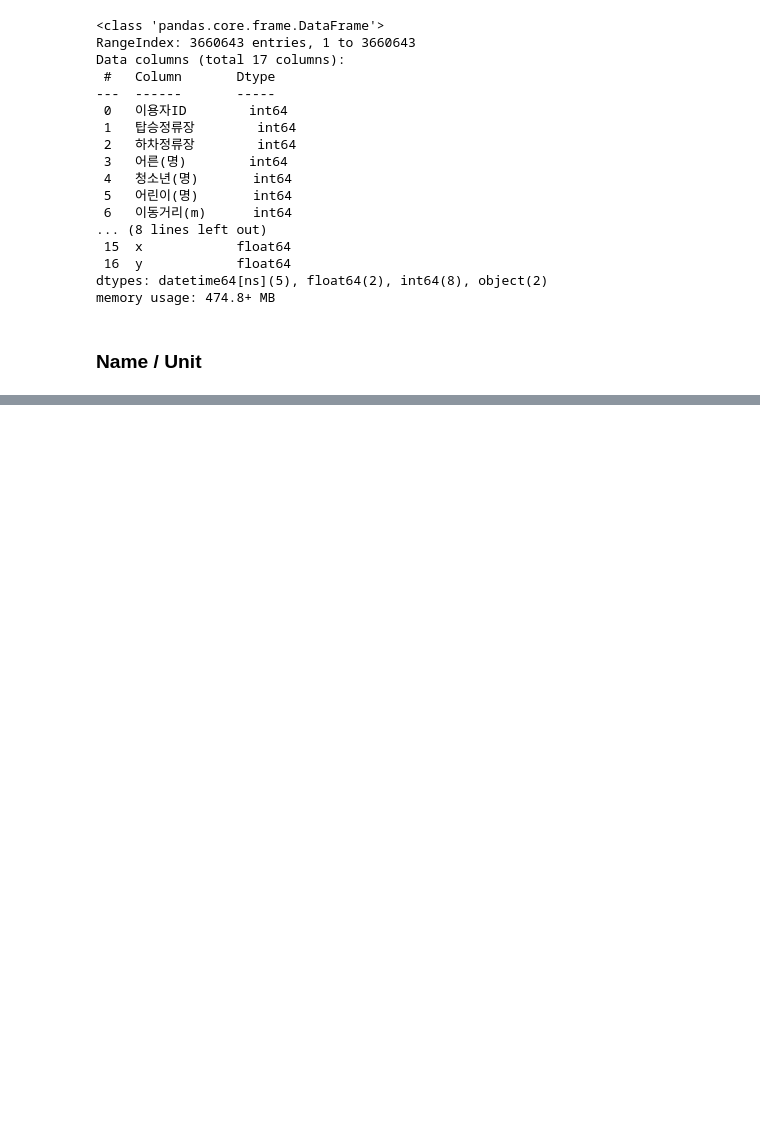
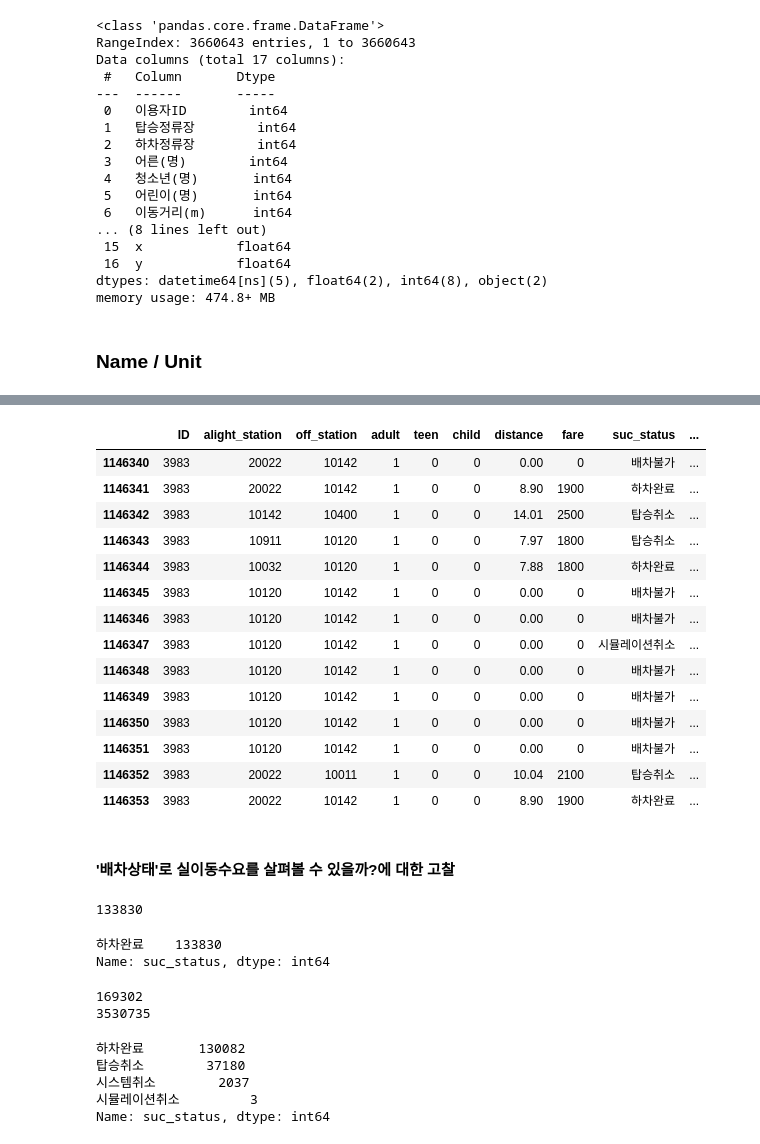
Before and after one commit to green-jade/iMOD-analysis, a Jupyter notebook: Data_Cleaning.ipynb, the cells around one changed output, grey strips where cells are left out. Cells and saved outputs as stored; diff of their text form; code cells hidden in the pictures; blank space fills up the shorter version.

```diff
--- a/Data_Cleaning.ipynb
+++ b/Data_Cleaning.ipynb
@@ -143,0 +270,2 @@ pd.read_csv('order.csv')
+# %%
+order = order.drop(['Unnamed: 0'], axis = 1)
@@ -143,0 +276,3 @@ pd.read_csv('order.csv')
+# %%
+order_sort = order.sort_values(['ID', 'call_time'], ignore_index=True)
+order_sort.head()
@@ -143,0 +326,50 @@ pd.read_csv('order.csv')
+# %%
+# 다른 id로 추가 관찰
+order_sort.loc[order_sort['ID'] == 3983]
+# %% [output]
+|  | ID | alight_station | off_station | adult | teen | child | distance | fare | suc_status | ... |
+| 1146340 | 3983 | 20022 | 10142 | 1 | 0 | 0 | 0.00 | 0 | 배차불가 | ... |
+| 1146341 | 3983 | 20022 | 10142 | 1 | 0 | 0 | 8.90 | 1900 | 하차완료 | ... |
+| 1146342 | 3983 | 10142 | 10400 | 1 | 0 | 0 | 14.01 | 2500 | 탑승취소 | ... |
+| 1146343 | 3983 | 10911 | 10120 | 1 | 0 | 0 | 7.97 | 1800 | 탑승취소 | ... |
+| 1146344 | 3983 | 10032 | 10120 | 1 | 0 | 0 | 7.88 | 1800 | 하차완료 | ... |
+| 1146345 | 3983 | 10120 | 10142 | 1 | 0 | 0 | 0.00 | 0 | 배차불가 | ... |
+| 1146346 | 3983 | 10120 | 10142 | 1 | 0 | 0 | 0.00 | 0 | 배차불가 | ... |
+| 1146347 | 3983 | 10120 | 10142 | 1 | 0 | 0 | 0.00 | 0 | 시뮬레이션취소 | ... |
+| 1146348 | 3983 | 10120 | 10142 | 1 | 0 | 0 | 0.00 | 0 | 배차불가 | ... |
+| 1146349 | 3983 | 10120 | 10142 | 1 | 0 | 0 | 0.00 | 0 | 배차불가 | ... |
+| 1146350 | 3983 | 10120 | 10142 | 1 | 0 | 0 | 0.00 | 0 | 배차불가 | ... |
+| 1146351 | 3983 | 10120 | 10142 | 1 | 0 | 0 | 0.00 | 0 | 배차불가 | ... |
+| 1146352 | 3983 | 20022 | 10011 | 1 | 0 | 0 | 10.04 | 2100 | 탑승취소 | ... |
+| 1146353 | 3983 | 20022 | 10142 | 1 | 0 | 0 | 8.90 | 1900 | 하차완료 | ... |
+# %% [markdown]
+#### '배차상태'로 실이동수요를 살펴볼 수 있을까?에 대한 고찰
+# %%
+order_sort[order_sort['alight_time'].notnull()].count()[0]
+order_sort[order_sort['off_time'].notnull()].count()[0]
+# '승차시각' 및 '하차시각'이 기록되어 있는 이력의 수는 133,830건
+# %% [output]
+133830
+# %%
+order_sort[order_sort['alight_time'].notnull()]['suc_status'].value_counts()
+# '승차시각'이 기록되어 있는 모든 이력의 '배차상태'는 '하차완료'이다.
+order_sort[order_sort['off_time'].notnull()]['suc_status'].value_counts()
+# 마찬가지로,, '하차시각'이 기록되어 있는 모든 이력의 '배차상태'는 '하차완료'이다.
+# %% [output]
+하차완료    133830
+Name: suc_status, dtype: int64
+# %%
+print(order_sort[order_sort['suc_time'].notnull()].count()[0])
+print(order_sort[order_sort['cancel_time'].notnull()].count()[0])
+# %% [output]
+169302
+3530735
+# %%
+# 배차성공한 이력의 배차 상태 분류
+order_sort[order_sort['suc_time'].notnull()]['suc_status'].value_counts()
+# %% [output]
+하차완료       130082
+탑승취소        37180
+시스템취소        2037
+시뮬레이션취소         3
+Name: suc_status, dtype: int64
```
Also changed, not shown: parts of 46 cells of this notebook, 1 other file.
